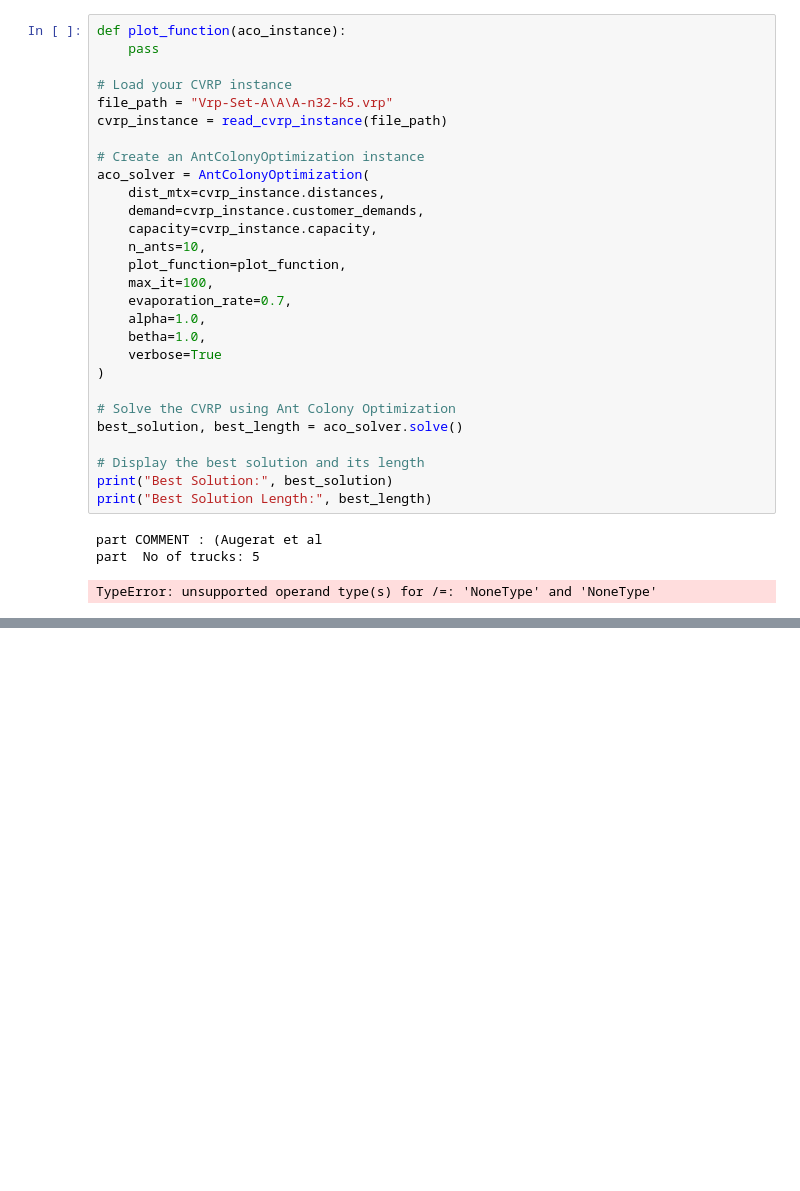
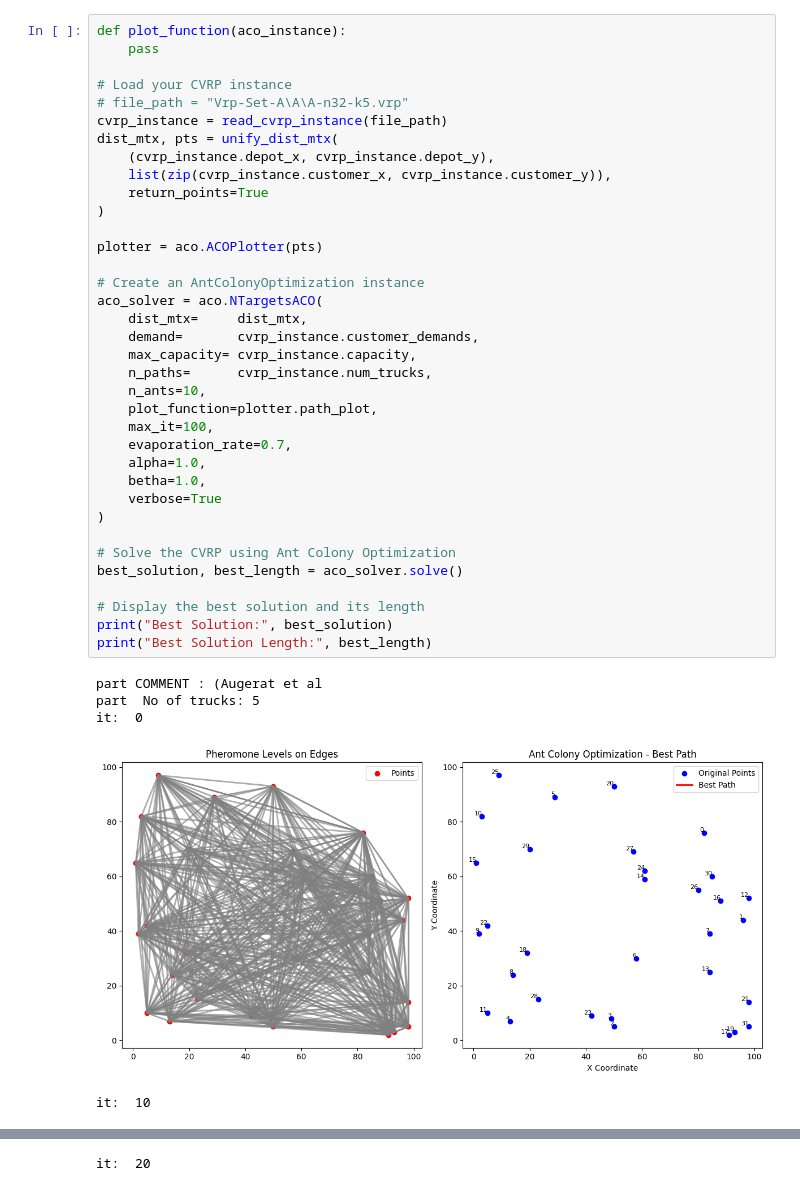
Before and after one commit to DavidParedes2021/Optimization, a Jupyter notebook: 13 - VRP_ACO/VRP_ACO.ipynb, the cells around one changed output, grey strips where cells are left out. Cells and saved outputs as stored; diff of their text form; blank space fills up the shorter version.

```diff
--- a/13 - VRP_ACO/VRP_ACO.ipynb
+++ b/13 - VRP_ACO/VRP_ACO.ipynb
@@ -95,32 +117,42 @@ Customer coordinates: [(7.0, 5.0), (27.0, 91.0), (21.0, 47.0), (33.0, 11.0), (19
 # %%
 def plot_function(aco_instance):
     pass
 
 # Load your CVRP instance
-file_path = "Vrp-Set-A\A\A-n32-k5.vrp"
+# file_path = "Vrp-Set-A\A\A-n32-k5.vrp"
 cvrp_instance = read_cvrp_instance(file_path)
+dist_mtx, pts = unify_dist_mtx(
+    (cvrp_instance.depot_x, cvrp_instance.depot_y),
+    list(zip(cvrp_instance.customer_x, cvrp_instance.customer_y)),
+    return_points=True
+)
+
+plotter = aco.ACOPlotter(pts)
 
 # Create an AntColonyOptimization instance
-aco_solver = AntColonyOptimization(
-    dist_mtx=cvrp_instance.distances,
-    demand=cvrp_instance.customer_demands,
-    capacity=cvrp_instance.capacity,
+aco_solver = aco.NTargetsACO(
+    dist_mtx=     dist_mtx,
+    demand=       cvrp_instance.customer_demands,
+    max_capacity= cvrp_instance.capacity,
+    n_paths=      cvrp_instance.num_trucks,
     n_ants=10,
-    plot_function=plot_function,
+    plot_function=plotter.path_plot,
     max_it=100,
     evaporation_rate=0.7,
     alpha=1.0,
     betha=1.0,
     verbose=True
 )
 
 # Solve the CVRP using Ant Colony Optimization
 best_solution, best_length = aco_solver.solve()
 
 # Display the best solution and its length
 print("Best Solution:", best_solution)
 print("Best Solution Length:", best_length)
 # %% [output]
 part COMMENT : (Augerat et al
 part  No of trucks: 5
+it:  0
+[figure, added]
-TypeError: unsupported operand type(s) for /=: 'NoneType' and 'NoneType'
+it:  10
@@ -126,0 +160 @@ TypeError: unsupported operand type(s) for /=: 'NoneType' and 'NoneType'
+it:  20
```
Also changed, not shown: parts of 6 cells of this notebook, 1 other file.
